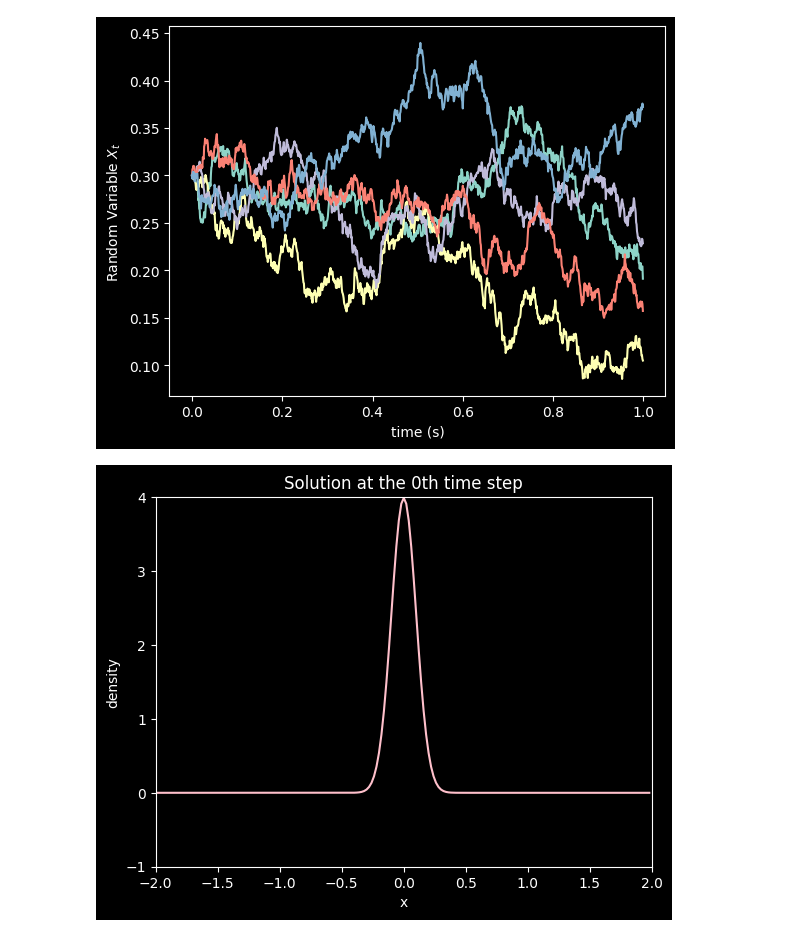
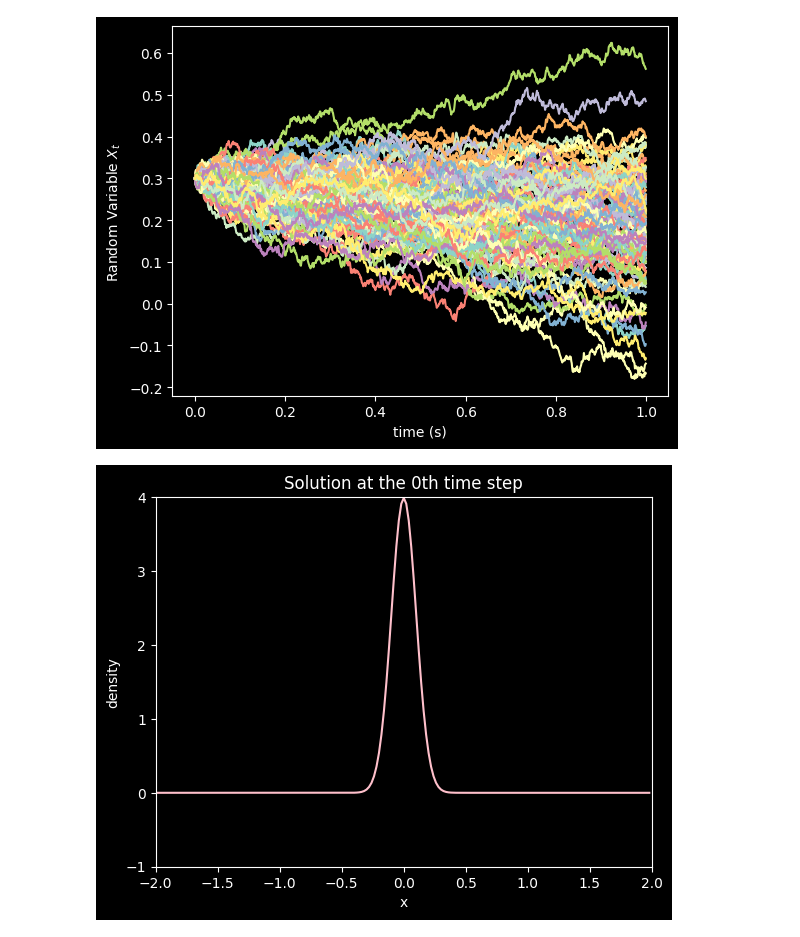
Before and after one commit to Louis-Finegan/Convection-Diffusion-Models-Finite-Difference-Method-Python3, a Jupyter notebook: examples/Fokker_Plank_equation.ipynb, the cells around one changed output. Cells and saved outputs as stored; diff of their text form; code cells hidden in the pictures.

Commit message:
nsims = 100

```diff
--- a/examples/Fokker_Plank_equation.ipynb
+++ b/examples/Fokker_Plank_equation.ipynb
@@ -19,7 +19,7 @@ Convection = -0.1
 # Ito Process model driven by standard Wiener process
 
 # number of simulations
-nsim = 5
+nsim = 100
 
 # Number of partitions
 N = 1000
@@ -29,34 +29,34 @@ X_t[0] = 0.3
 dt = (1-0)/N
 
 mu_c = Convection
 sigma_c = np.sqrt(2*Diffusion)
 
 # Drift
 def mu(X, t):
     return mu_c
 
 # Standard Deviation
 def sigma(X, t):
     return sigma_c
 
 # Brownian motion
 def dW(dt):
     return np.random.normal(loc=0.0, scale=np.sqrt(dt))
 
 for j in range(nsim):
     for k in range(0, N-1):
         t[k+1] = t[k] + dt
         x = X_t[k]
         X_t[k+1] = x + mu(x, t)*dt + sigma(x, t)*dW(dt)
 
     plt.plot(t, X_t)
 
 plt.xlabel("time (s)")
 h = plt.ylabel("Random Variable $X_t$")
 h.set_rotation(90)
 plt.show()
 # %% [output]
-[figure, old version]
+[figure, new version]
 # %%
 # Number of space and time steps
 Nt = 250
```
